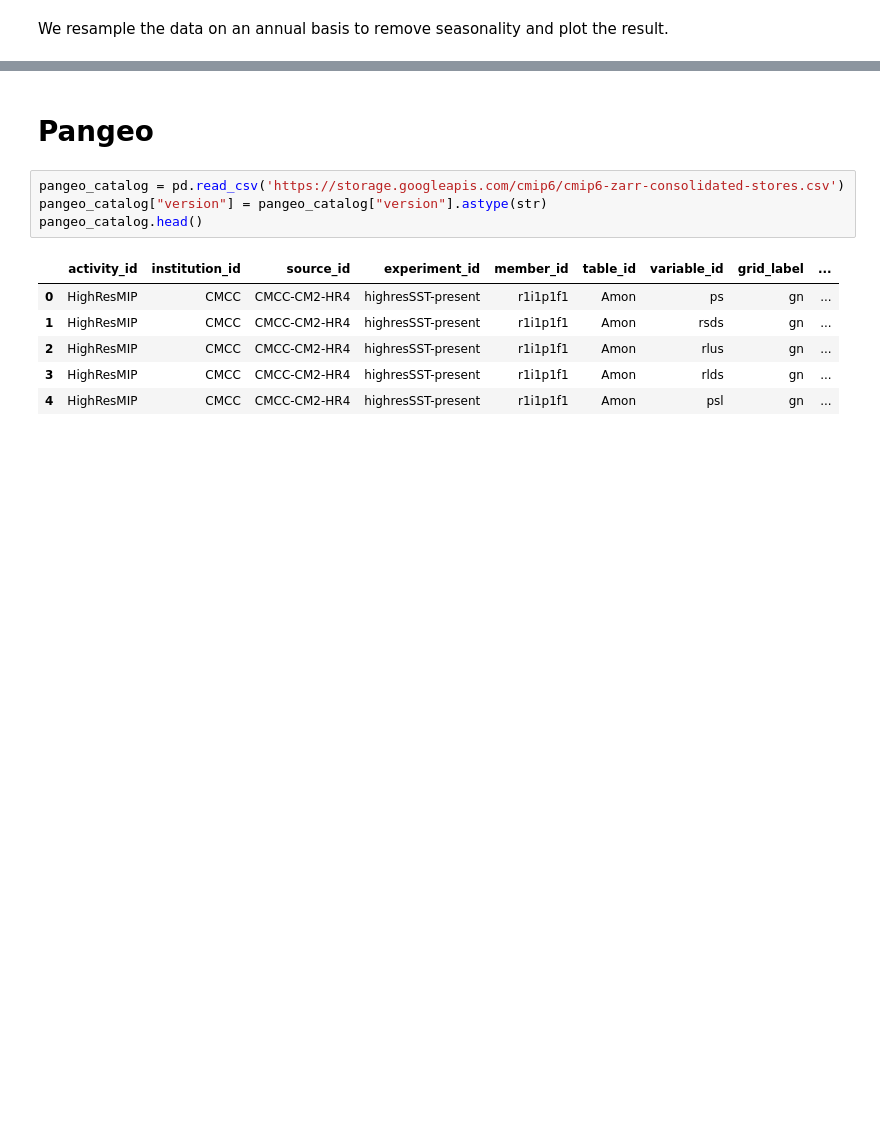
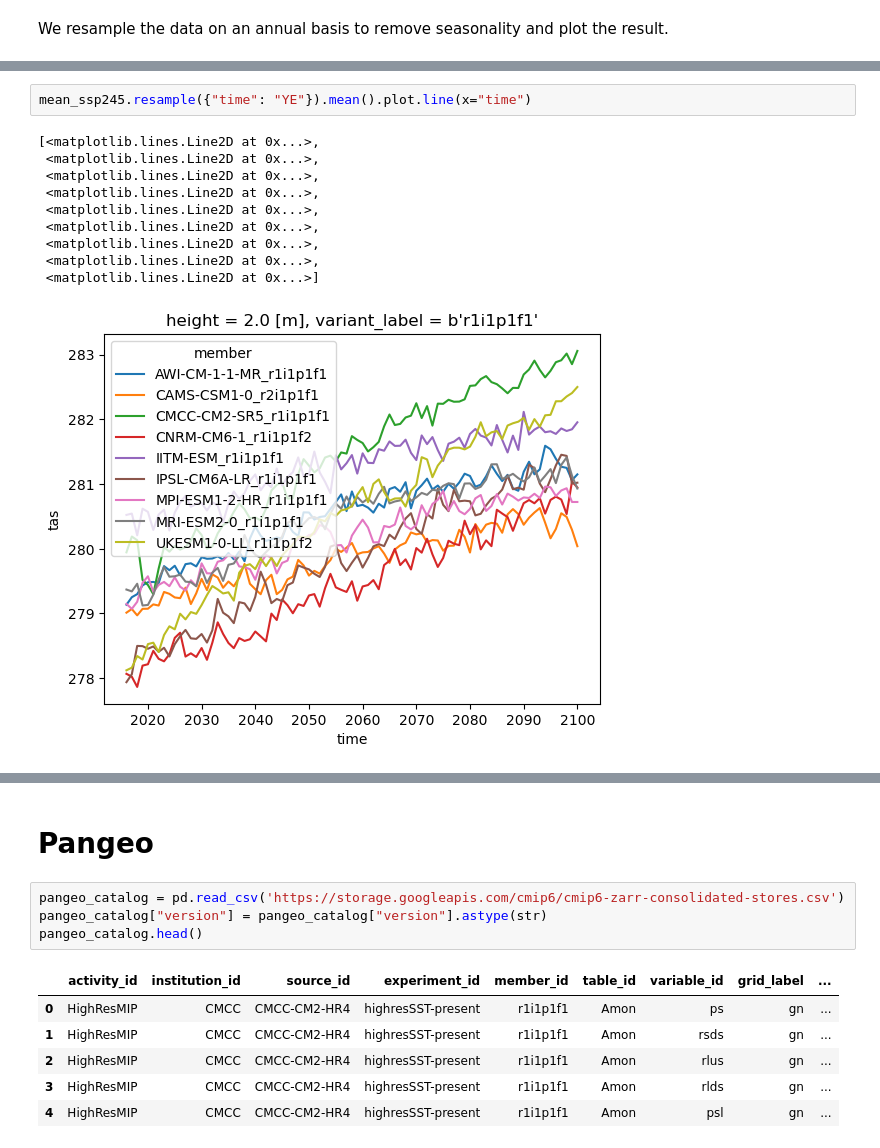
Before and after one commit to SantanderMetGroup/IPCC-Atlas-Datalab, a Jupyter notebook: notebooks/python/esgf-virtual-aggregation/tas.ipynb, the cells around one changed output, grey strips where cells are left out. Drawn from its saved outputs; the diff is of its cells as text; blank space fills up the shorter version.

```diff
--- a/notebooks/python/esgf-virtual-aggregation/tas.ipynb
+++ b/notebooks/python/esgf-virtual-aggregation/tas.ipynb
@@ -443,0 +470,13 @@ We resample the data on an annual basis to remove seasonality and plot the resul
+# %%
+mean_ssp245.resample({"time": "YE"}).mean().plot.line(x="time")
+# %% [output]
+[<matplotlib.lines.Line2D at 0x...>,
+ <matplotlib.lines.Line2D at 0x...>,
+ <matplotlib.lines.Line2D at 0x...>,
+ <matplotlib.lines.Line2D at 0x...>,
+ <matplotlib.lines.Line2D at 0x...>,
+ <matplotlib.lines.Line2D at 0x...>,
+ <matplotlib.lines.Line2D at 0x...>,
+ <matplotlib.lines.Line2D at 0x...>,
+ <matplotlib.lines.Line2D at 0x...>]
+[figure, added]
```
Also changed, not shown: parts of 40 cells of this notebook, 1 other file.
